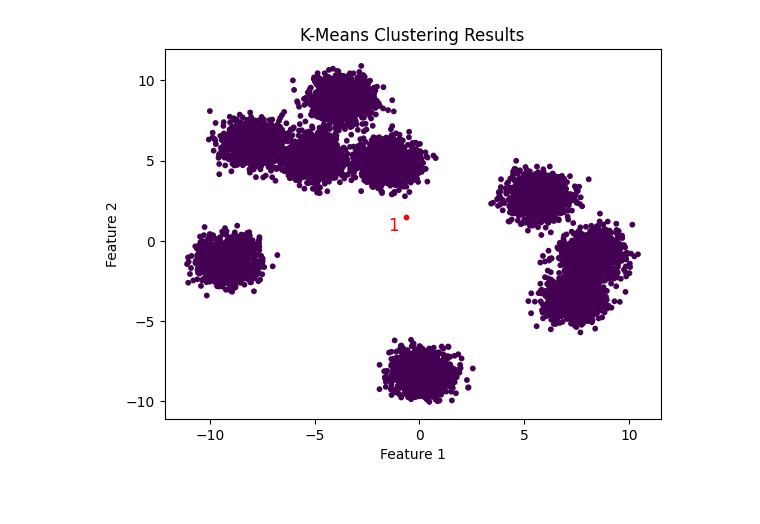
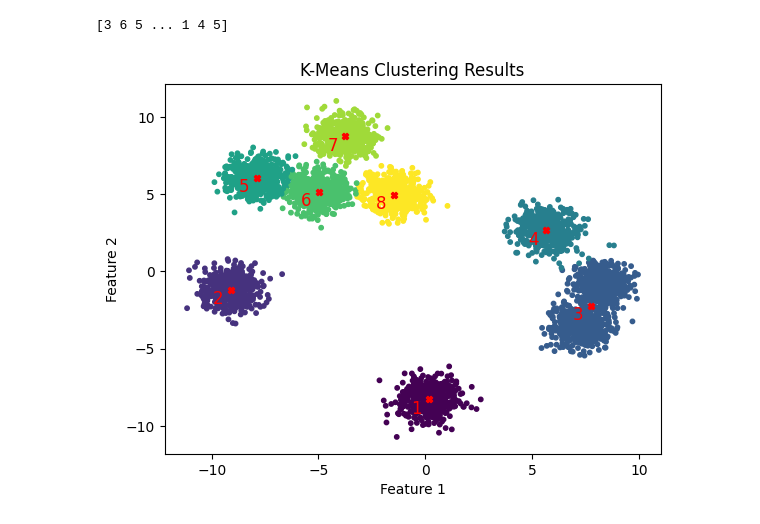
Before and after one commit to Mahir-Uddin0/density-aware-cluster-splitting, a Jupyter notebook: notebooks/approach3_kde/Clustering_Project.ipynb, the cells around one changed output. Cells and saved outputs as stored; diff of their text form; code cells hidden in the pictures.

Commit message:
remove initial KMeans clustering

```diff
--- a/notebooks/approach3_kde/Clustering_Project.ipynb
+++ b/notebooks/approach3_kde/Clustering_Project.ipynb
@@ -10,5 +12,5 @@ from scipy.stats import gaussian_kde
 # %%
-class KMeans():
+class KMeans_kde():
     def __init__(self, n_clusters, max_iter=300, tol=1e-4, random_state=None):
         self.n_clusters = n_clusters
         self.max_iter = max_iter
@@ -60,7 +62,7 @@ class KMeans():
 
             if self.is_chain_connected(density_matrix):
                 # Run K-Means to split the cluster into two
-                kmeans_split = KMeans(n_clusters=2, random_state=self.random_state)
+                kmeans_split = KMeans_kde(n_clusters=2, random_state=self.random_state)
                 split_labels = kmeans_split.fit(cluster_data)
 
                 # Assign new cluster numbers
@@ -193,28 +195,31 @@ class KMeans():
 
         return labels
 # %%
-# Generate synthetic data with 8 clusters
-# change n_samples, centers, random_state to get different dataset and
-X, y = make_blobs(n_samples=10500, centers=9, cluster_std=0.7, random_state=46)
+X, y = make_blobs(n_samples=4500, centers=9, cluster_std=0.7, random_state=46)
 # Apply K-Means clustering with different num of clusters
-kmeans = KMeans(n_clusters=1, random_state=50)
+kmeans = KMeans_kde(n_clusters=1, random_state=50)
 y_kmeans = kmeans.fit(X)
+
+# calling the split_clusters function will split and give the final clustering result
+y_kmeans = kmeans.split_clusters(X)
+print(y_kmeans)
 # Visualize the clusters
 plt.scatter(X[:, 0], X[:, 1], c=y_kmeans, cmap='viridis', s=10)
-plt.scatter(kmeans.cluster_centers_[:, 0], kmeans.cluster_centers_[:, 1], c='red', s=10)
+plt.scatter(kmeans.cluster_centers_[:, 0], kmeans.cluster_centers_[:, 1], c='red', s=20, marker='X')  # Mark the cluster centers
 for i, (x, y) in enumerate(kmeans.cluster_centers_):
     plt.text(
         x - 0.6,  # Offset slightly to the left
         y - 0.6,  # Offset slightly downward
         str(i+1),
         color='red',
         fontsize=12,
         ha='center',
         va='center',
     )
 plt.title("K-Means Clustering Results")
 plt.xlabel("Feature 1")
 plt.ylabel("Feature 2")
 plt.show()
 # %% [output]
+[3 6 5 ... 1 4 5]
-[figure, old version]
+[figure, new version]
```
Also changed, not shown: parts of 2 cells of this notebook.
